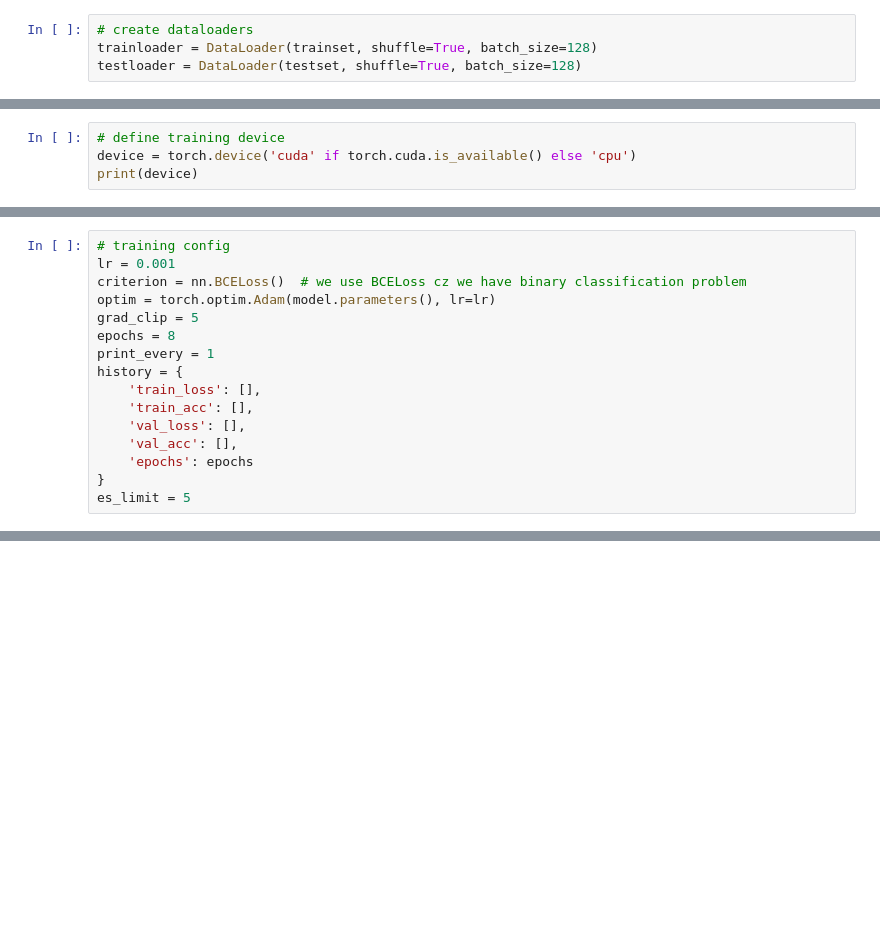
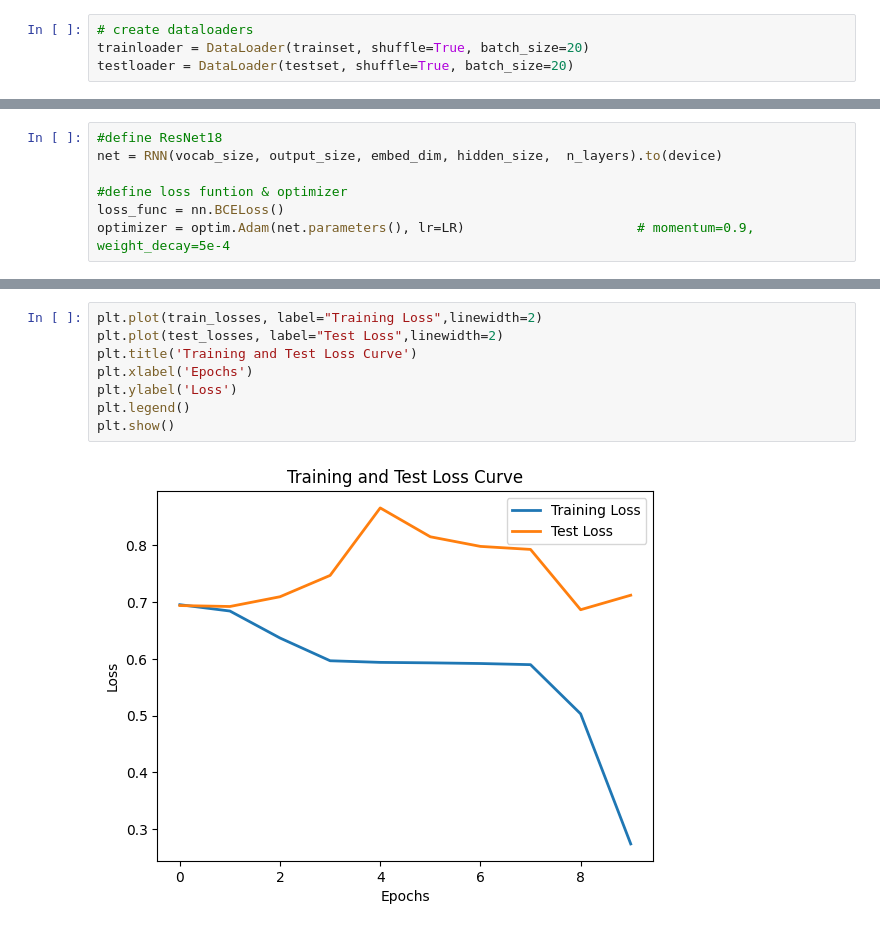
Before and after one commit to kek7777/Model_NLP_sentiment, a Jupyter notebook: main.ipynb, the cells around one changed output, grey strips where cells are left out. Saved outputs shown, nothing was run; the diff lists cells and outputs as text; blank space fills up the shorter version.

```diff
--- a/main.ipynb
+++ b/main.ipynb
@@ -19,4 +15,4 @@ from LSTM_model import RNN
 # %%
 # create dataloaders
-trainloader = DataLoader(trainset, shuffle=True, batch_size=128)
-testloader = DataLoader(testset, shuffle=True, batch_size=128)
+trainloader = DataLoader(trainset, shuffle=True, batch_size=20)
+testloader = DataLoader(testset, shuffle=True, batch_size=20)
@@ -171,4 +70,0 @@ mlflow.end_run()
-# %%
-# define training device
-device = torch.device('cuda' if torch.cuda.is_available() else 'cpu')
-print(device)
@@ -177,16 +70,0 @@ cpu
-# %%
-# training config
-lr = 0.001
-criterion = nn.BCELoss()  # we use BCELoss cz we have binary classification problem
-optim = torch.optim.Adam(model.parameters(), lr=lr)
-grad_clip = 5
-epochs = 8
-print_every = 1
-history = {
-    'train_loss': [],
-    'train_acc': [],
-    'val_loss': [],
-    'val_acc': [],
-    'epochs': epochs
-}
-es_limit = 5
@@ -192,0 +110,7 @@ es_limit = 5
+# %%
+#define ResNet18
+net = RNN(vocab_size, output_size, embed_dim, hidden_size,  n_layers).to(device)
+
+#define loss funtion & optimizer
+loss_func = nn.BCELoss()
+optimizer = optim.Adam(net.parameters(), lr=LR)                      # momentum=0.9, weight_decay=5e-4
@@ -192,0 +249,10 @@ es_limit = 5
+# %%
+plt.plot(train_losses, label="Training Loss",linewidth=2)
+plt.plot(test_losses, label="Test Loss",linewidth=2)
+plt.title('Training and Test Loss Curve')
+plt.xlabel('Epochs')
+plt.ylabel('Loss')
+plt.legend()
+plt.show()
+# %% [output]
+[figure, added]
```
Also changed, not shown: parts of 13 cells of this notebook, 15 other files.
